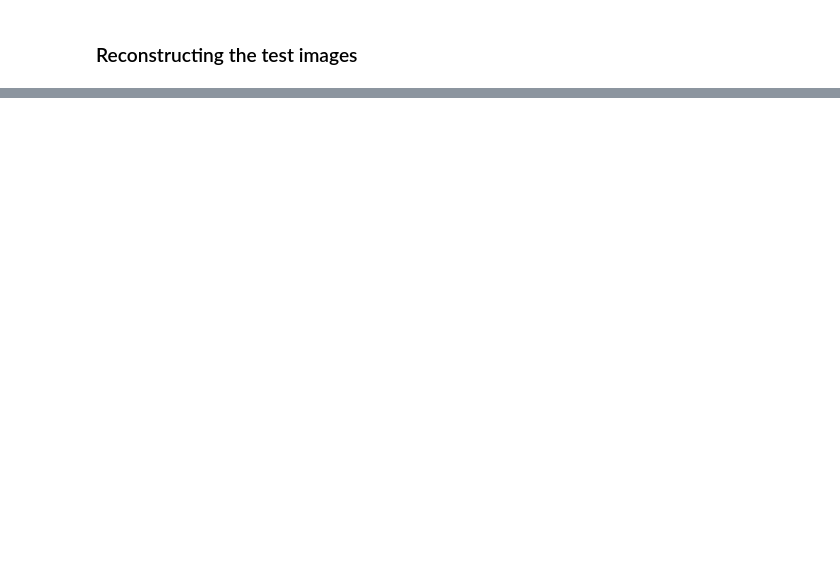
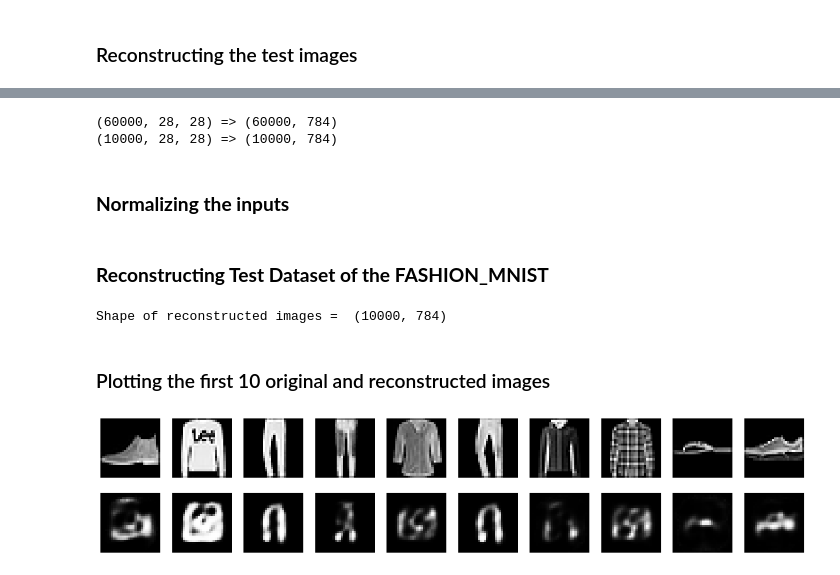
Before and after one commit to tgi25/home, a Jupyter notebook: AutoEncoder_01.ipynb, the cells around one changed output, grey strips where cells are left out. Cells and saved outputs as stored; diff of their text form; code cells hidden in the pictures; blank space fills up the shorter version.

```diff
--- a/AutoEncoder_01.ipynb
+++ b/AutoEncoder_01.ipynb
@@ -133,0 +164,3 @@ plt.show()
+# %%
+x_train_fashion = x_train_fashion.astype('float32')
+x_test_fashion  = x_test_fashion.astype('float32')
@@ -133,0 +169,46 @@ plt.show()
+# %%
+INPUT_DIM = 784 #28 by 28
+
+x_train_fashion_reshape = x_train_fashion.reshape(60000, INPUT_DIM)
+x_test_fashion_reshape = x_test_fashion.reshape(10000, INPUT_DIM)
+print x_train_fashion.shape, "=>", x_train_fashion_reshape.shape
+print x_test_fashion.shape,  "=>", x_test_fashion_reshape.shape
+# %% [output]
+(60000, 28, 28) => (60000, 784)
+(10000, 28, 28) => (10000, 784)
+# %% [markdown]
+### **Normalizing the inputs**
+# %%
+x_train_fashion_reshape /= 255
+x_test_fashion_reshape  /= 255
+# %% [markdown]
+### **Reconstructing Test Dataset of the FASHION_MNIST**
+# %%
+reconstructed_fashion_imgs = autoencoder.predict(x_test_fashion_reshape)
+print "Shape of reconstructed images = ", reconstructed_fashion_imgs.shape
+# %% [output]
+Shape of reconstructed images =  (10000, 784)
+# %% [markdown]
+### Plotting the first 10 original and reconstructed images
+# %%
+import matplotlib.pyplot as plt
+
+n = 10  # how many digits we will display
+plt.figure(figsize=(20, 4))
+for i in range(n):
+    # display original
+    ax = plt.subplot(2, n, i + 1)
+    plt.imshow(x_test_fashion[i].reshape(28, 28))
+    plt.gray()
+    ax.get_xaxis().set_visible(False)
+    ax.get_yaxis().set_visible(False)
+
+    # display reconstruction
+    ax = plt.subplot(2, n, i + 1 + n)
+    plt.imshow(reconstructed_fashion_imgs[i].reshape(28, 28))
+    plt.gray()
+    ax.get_xaxis().set_visible(False)
+    ax.get_yaxis().set_visible(False)
+plt.show()
+# %% [output]
+[figure, added]
```
Also changed, not shown: parts of 13 cells of this notebook.
